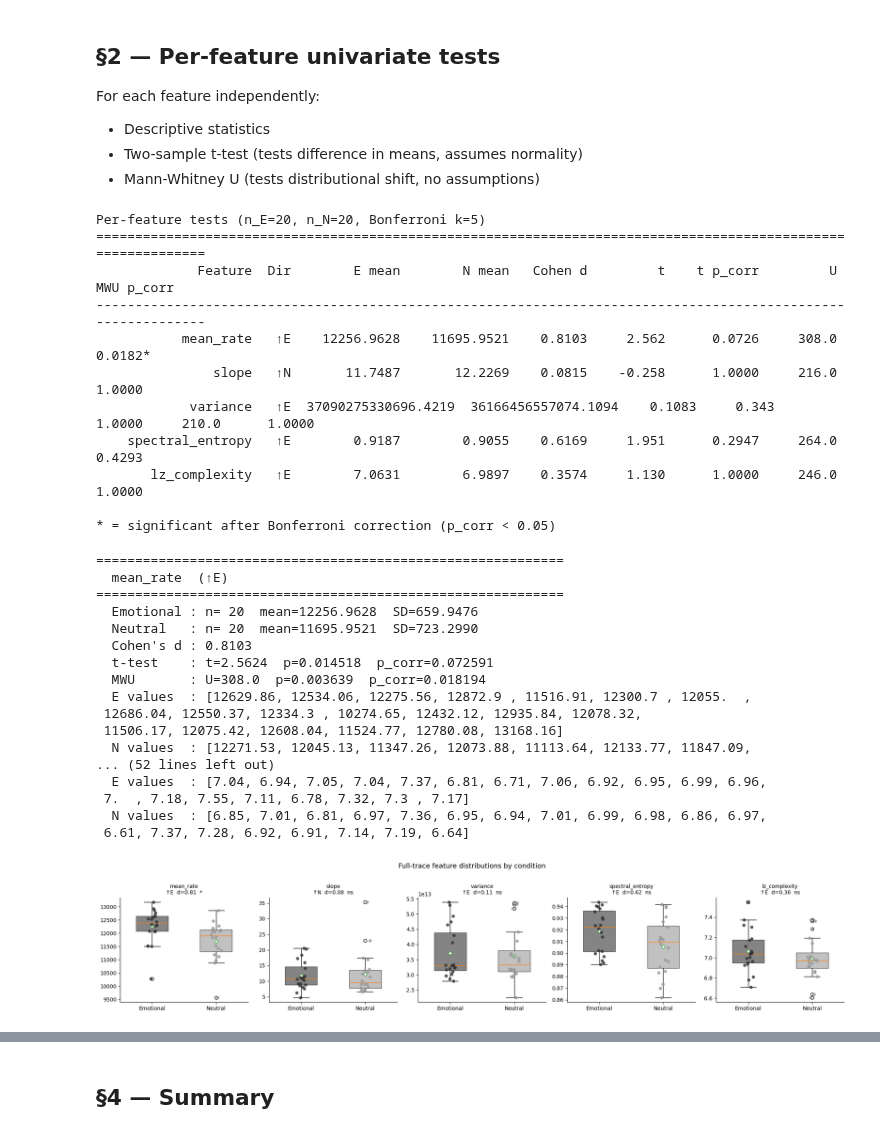
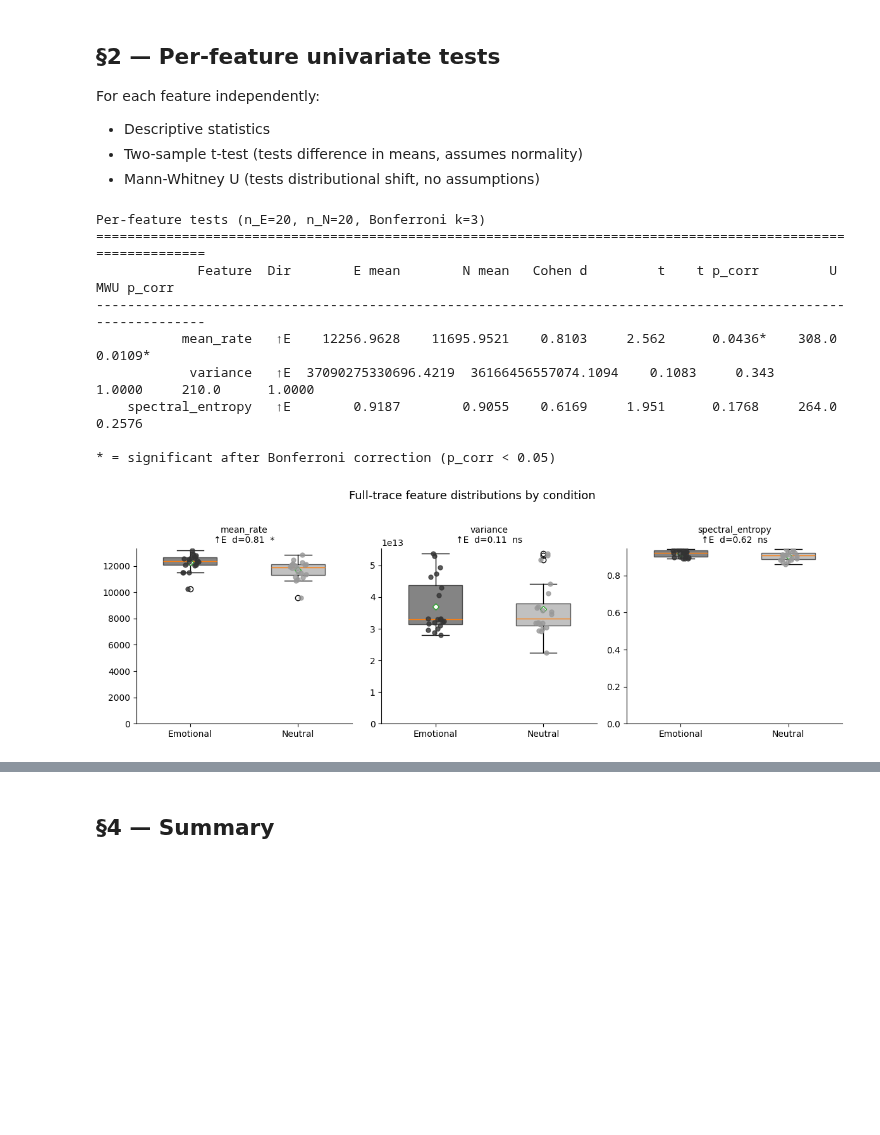
Before and after one commit to salviromain/mccviahat, a Jupyter notebook: analysis/notebooks/fulltrace_analysis.ipynb, the cells around one changed output, grey strips where cells are left out. Cells and saved outputs as stored; diff of their text form; code cells hidden in the pictures; blank space fills up the shorter version.

```diff
--- a/analysis/notebooks/fulltrace_analysis.ipynb
+++ b/analysis/notebooks/fulltrace_analysis.ipynb
@@ -22,26 +17,12 @@ from sklearn.preprocessing import StandardScaler
 BASE_DIR  = Path.home() / 'Desktop' / 'mccviahat'
 DATA_DIR  = BASE_DIR / 'data' / 'fulltrace'
 
-# The 5 features of interest on core_power.throttle
 FEATURES = [
     'core_power.throttle__mean_rate',
-    'core_power.throttle__slope',
     'core_power.throttle__variance',
     'core_power.throttle__spectral_entropy',
-    'core_power.throttle__lz_complexity',
-   """ 'cycles__mean_rate',
-    'cycles__slope',
-    'cycles__variance',
-    'cycles__spectral_entropy',
-    'cycles__lz_complexity',
-    'instructions__mean_rate',
-    'instructions__slope',
-    'instructions__variance',
-    'instructions__spectral_entropy',
-    'instructions__lz_complexity',"""
 ]
 
-# Short names for display — works whether feature has __ prefix or not
 SHORT = {f: f.split('__')[-1] for f in FEATURES}
 
 SEED = 42
@@ -191,55 +136,16 @@ for _, r in res_df.iterrows():
 print()
 print('* = significant after Bonferroni correction (p_corr < 0.05)')
 # %% [output]
-Per-feature tests (n_E=20, n_N=20, Bonferroni k=5)
+Per-feature tests (n_E=20, n_N=20, Bonferroni k=3)
 ==============================================================================================================
              Feature  Dir        E mean        N mean   Cohen d         t    t p_corr         U  MWU p_corr
 --------------------------------------------------------------------------------------------------------------
-           mean_rate   ↑E    12256.9628    11695.9521    0.8103     2.562      0.0726     308.0      0.0182*
-               slope   ↑N       11.7487       12.2269    0.0815    -0.258      1.0000     216.0      1.0000
+           mean_rate   ↑E    12256.9628    11695.9521    0.8103     2.562      0.0436*    308.0      0.0109*
             variance   ↑E  37090275330696.4219  36166456557074.1094    0.1083     0.343      1.0000     210.0      1.0000
-    spectral_entropy   ↑E        0.9187        0.9055    0.6169     1.951      0.2947     264.0      0.4293
-       lz_complexity   ↑E        7.0631        6.9897    0.3574     1.130      1.0000     246.0      1.0000
+    spectral_entropy   ↑E        0.9187        0.9055    0.6169     1.951      0.1768     264.0      0.2576
 
 * = significant after Bonferroni correction (p_corr < 0.05)
-# %%
-# Detailed per-feature printout
-for feat in FEATURES:
-    e_vals = df.loc[e_mask, feat].dropna().values
-    n_vals = df.loc[n_mask, feat].dropna().values
-    name = SHORT[feat]
-    r = res_df[res_df.feature == name].iloc[0]
-
-    print(f'\n{"=" * 60}')
-    print(f'  {name}  ({r["direction"]})')
-    print(f'{"=" * 60}')
-    print(f'  Emotional : n={len(e_vals):3d}  mean={r["e_mean"]:.4f}  SD={r["e_std"]:.4f}')
-    print(f'  Neutral   : n={len(n_vals):3d}  mean={r["n_mean"]:.4f}  SD={r["n_std"]:.4f}')
-    print(f'  Cohen\'s d : {r["cohens_d"]:.4f}')
-    print(f'  t-test    : t={r["t_stat"]:.4f}  p={r["t_p"]:.6f}  p_corr={r["t_p_corr"]:.6f}')
-    print(f'  MWU       : U={r["U"]:.1f}  p={r["mwu_p"]:.6f}  p_corr={r["mwu_p_corr"]:.6f}')
-    print(f'  E values  : {np.array2string(e_vals, precision=2, separator=", ")}')
-    print(f'  N values  : {np.array2string(n_vals, precision=2, separator=", ")}')
-# %% [output]
-============================================================
-  mean_rate  (↑E)
-============================================================
-  Emotional : n= 20  mean=12256.9628  SD=659.9476
-  Neutral   : n= 20  mean=11695.9521  SD=723.2990
-  Cohen's d : 0.8103
-  t-test    : t=2.5624  p=0.014518  p_corr=0.072591
-  MWU       : U=308.0  p=0.003639  p_corr=0.018194
-  E values  : [12629.86, 12534.06, 12275.56, 12872.9 , 11516.91, 12300.7 , 12055.  ,
- 12686.04, 12550.37, 12334.3 , 10274.65, 12432.12, 12935.84, 12078.32,
- 11506.17, 12075.42, 12608.04, 11524.77, 12780.08, 13168.16]
-  N values  : [12271.53, 12045.13, 11347.26, 12073.88, 11113.64, 12133.77, 11847.09,
-... (52 lines left out)
-  E values  : [7.04, 6.94, 7.05, 7.04, 7.37, 6.81, 6.71, 7.06, 6.92, 6.95, 6.99, 6.96,
- 7.  , 7.18, 7.55, 7.11, 6.78, 7.32, 7.3 , 7.17]
-  N values  : [6.85, 7.01, 6.81, 6.97, 7.36, 6.95, 6.94, 7.01, 6.99, 6.98, 6.86, 6.97,
- 6.61, 7.37, 7.28, 6.92, 6.91, 7.14, 7.19, 6.64]
 # %%
-# Visualise per-feature distributions
 n_feat = len(FEATURES)
 fig, axes = plt.subplots(1, n_feat, figsize=(4 * n_feat, 4), sharey=False)
 if n_feat == 1:
@@ -250,35 +156,36 @@ for ax, feat in zip(axes, FEATURES):
     n_vals = df.loc[n_mask, feat].dropna().values
     name = SHORT[feat]
 
     positions = [0, 1]
     bp = ax.boxplot([e_vals, n_vals], positions=positions, widths=0.5,
                     patch_artist=True, showmeans=True,
                     meanprops=dict(marker='D', markerfacecolor='white', markersize=5))
     bp['boxes'][0].set_facecolor('#333333')
     bp['boxes'][1].set_facecolor('#999999')
     bp['boxes'][0].set_alpha(0.6)
     bp['boxes'][1].set_alpha(0.6)
 
-    # Overlay individual points
     jitter = 0.08
     rng_j = np.random.default_rng(42)
     ax.scatter(np.zeros(len(e_vals)) + rng_j.uniform(-jitter, jitter, len(e_vals)),
                e_vals, color='#333333', s=25, zorder=5, alpha=0.8)
     ax.scatter(np.ones(len(n_vals)) + rng_j.uniform(-jitter, jitter, len(n_vals)),
                n_vals, color='#999999', s=25, zorder=5, alpha=0.8)
 
     r = res_df[res_df.feature == name].iloc[0]
     sig = '***' if r['mwu_p_corr'] < 0.001 else '**' if r['mwu_p_corr'] < 0.01 else '*' if r['mwu_p_corr'] < 0.05 else 'ns'
     ax.set_title(f'{name}\n{r["direction"]}  d={r["cohens_d"]:.2f}  {sig}', fontsize=10)
     ax.set_xticks(positions)
     ax.set_xticklabels(['Emotional', 'Neutral'])
     ax.spines[['top', 'right']].set_visible(False)
 
+    ax.set_ylim(bottom=0)
+
 fig.suptitle('Full-trace feature distributions by condition', fontsize=13, y=1.02)
 plt.tight_layout()
 plt.show()
 # %% [output]
-[figure, old version]
+[figure, new version]
 # %% [markdown]
 ## §2b — Per-feature intra/inter group distances
 
```
Also changed, not shown: parts of 6 cells of this notebook.
